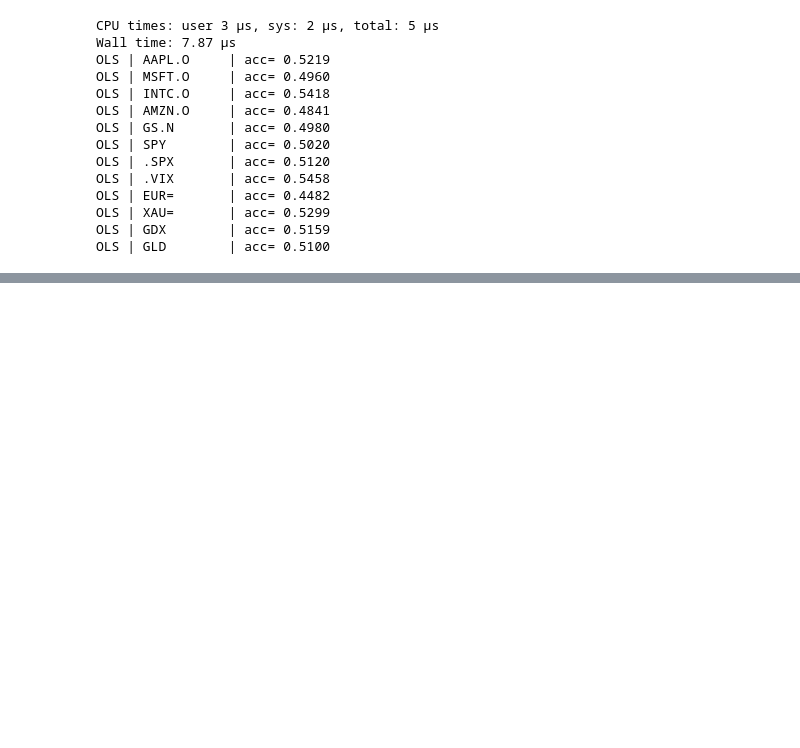
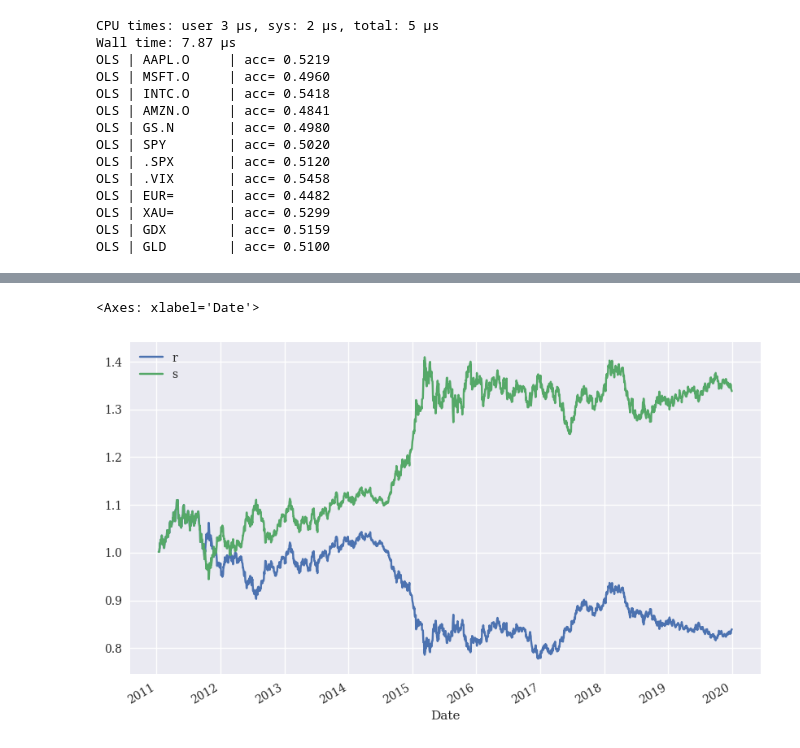
Before and after one commit to eHattori/exercism, a Jupyter notebook: python/ai-finance.ipynb, the cells around one changed output, grey strips where cells are left out. Cells and saved outputs as stored; diff of their text form; code cells hidden in the pictures; blank space fills up the shorter version.

```diff
--- a/python/ai-finance.ipynb
+++ b/python/ai-finance.ipynb
@@ -264,0 +538,14 @@ Num GPUs Available:  0
+# %%
+data['r'] = np.log(data[symbol]/data[symbol].shift(1))
+data.dropna(inplace=True)
+
+data['s'] = data['p'] * data['r']
+
+data[['r', 's']].sum().apply(np.exp)
+
+data[['r', 's']].sum().apply(np.exp) -1
+
+data[['r', 's']].cumsum().apply(np.exp).plot(figsize=(10,6))
+# %% [output]
+<Axes: xlabel='Date'>
+[figure, added]
```
Also changed, not shown: parts of 31 cells of this notebook.
